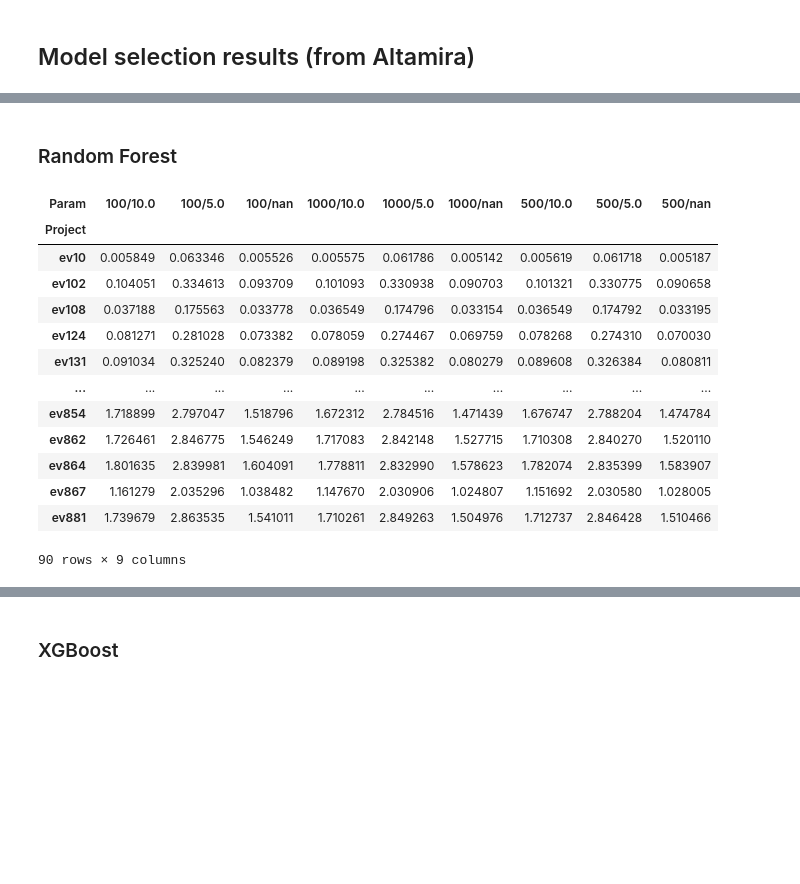
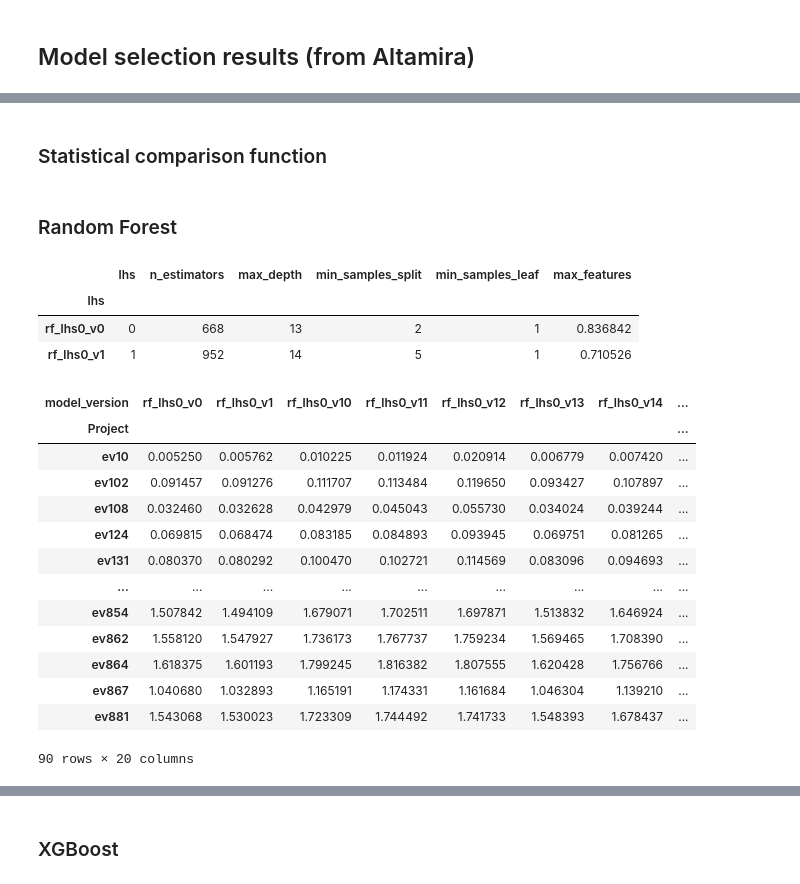
Before and after one commit to jismartin/GlassBoxEVM, a Jupyter notebook: 3_model_selection.ipynb, the cells around one changed output, grey strips where cells are left out. Drawn from its saved outputs; the diff is of its cells as text; code cells hidden in the pictures; blank space fills up the shorter version.

```diff
--- a/3_model_selection.ipynb
+++ b/3_model_selection.ipynb
@@ -112,18 +112,3 @@ for t in range(Ntrials):
         df_pam.to_csv(f"model_selection/lhs{t}_{model}_parameters.csv",index=True)
 # %% [markdown]
 ## Model selection results (from Altamira)
-# %%
-# Get model selection results
-models = [(m,f"model_selection_{m}.csv") for m in ['rf','xgb','sv','en','fastai'] ]
-df_selection=pd.DataFrame(columns=['Model','SP','Project','Param','MSE'])
-for m,file in models:
-    if os.path.exists(os.path.join('results/model_selection',file)):
-        df = pd.read_csv(os.path.join('results/model_selection',file))
-        if m=='fastai':
-            df['Param']=df.iloc[:,2].astype(str)+"/"
-        else:
-            df['Param']=df.iloc[:,2].astype(str)+"/"+df.iloc[:,3].astype(str)
-        df['Model']=m
-        df_selection=pd.concat([df_selection,df[['Model','SP','Project','Param','MSE']]],ignore_index=True)
-    else:
-        print(f"File {file} not found")
@@ -149,2 +153,4 @@ Name: Model, dtype: int64
+# %% [markdown]
+### Statistical comparison function
 # %%
 # Statistical comparison of models' performance
@@ -168,23 +174,35 @@ def model_comparison(data, significance=0.05):
     sp.critical_difference_diagram(avg_rank, conover_test);
 # %% [markdown]
 ### Random Forest
-# %%
-data= (df_selection.loc[df_selection['Model']=='rf',['Project','Param','MSE']].
-       pivot(index='Project',columns='Param',values='MSE'))
-data
-# %% [output]
-| Param | 100/10.0 | 100/5.0 | 100/nan | 1000/10.0 | 1000/5.0 | 1000/nan | 500/10.0 | 500/5.0 | 500/nan |
-| Project |  |  |  |  |  |  |  |  |  |
-| ev10 | 0.005849 | 0.063346 | 0.005526 | 0.005575 | 0.061786 | 0.005142 | 0.005619 | 0.061718 | 0.005187 |
-| ev102 | 0.104051 | 0.334613 | 0.093709 | 0.101093 | 0.330938 | 0.090703 | 0.101321 | 0.330775 | 0.090658 |
-| ev108 | 0.037188 | 0.175563 | 0.033778 | 0.036549 | 0.174796 | 0.033154 | 0.036549 | 0.174792 | 0.033195 |
-| ev124 | 0.081271 | 0.281028 | 0.073382 | 0.078059 | 0.274467 | 0.069759 | 0.078268 | 0.274310 | 0.070030 |
-| ev131 | 0.091034 | 0.325240 | 0.082379 | 0.089198 | 0.325382 | 0.080279 | 0.089608 | 0.326384 | 0.080811 |
-| ... | ... | ... | ... | ... | ... | ... | ... | ... | ... |
-| ev854 | 1.718899 | 2.797047 | 1.518796 | 1.672312 | 2.784516 | 1.471439 | 1.676747 | 2.788204 | 1.474784 |
-| ev862 | 1.726461 | 2.846775 | 1.546249 | 1.717083 | 2.842148 | 1.527715 | 1.710308 | 2.840270 | 1.520110 |
-| ev864 | 1.801635 | 2.839981 | 1.604091 | 1.778811 | 2.832990 | 1.578623 | 1.782074 | 2.835399 | 1.583907 |
-| ev867 | 1.161279 | 2.035296 | 1.038482 | 1.147670 | 2.030906 | 1.024807 | 1.151692 | 2.030580 | 1.028005 |
-| ev881 | 1.739679 | 2.863535 | 1.541011 | 1.710261 | 2.849263 | 1.504976 | 1.712737 | 2.846428 | 1.510466 |
-90 rows × 9 columns
+# %%
+# Hyperparamters for Random Forest
+model='rf'
+df_rf_param=pd.read_csv(os.path.join("./model_selection/",f"lhs{n_trial}_{model}_parameters.csv"))
+df_rf_param.index=f"{model}_lhs{n_trial}_v" + df_rf_param['lhs'].astype(str)
+df_rf_param.head(2)
+# %% [output]
+|  | lhs | n_estimators | max_depth | min_samples_split | min_samples_leaf | max_features |
+| lhs |  |  |  |  |  |  |
+| rf_lhs0_v0 | 0 | 668 | 13 | 2 | 1 | 0.836842 |
+| rf_lhs0_v1 | 1 | 952 | 14 | 5 | 1 | 0.710526 |
+# %%
+# MSE results for all models
+data=(df_msel.loc[df_msel['model']=='rf',['model_version','Project','MSE']].
+    pivot(index='Project',columns='model_version',values='MSE')) # 90x20=1800 samples
+data
+# %% [output]
+| model_version | rf_lhs0_v0 | rf_lhs0_v1 | rf_lhs0_v10 | rf_lhs0_v11 | rf_lhs0_v12 | rf_lhs0_v13 | rf_lhs0_v14 | ... |
+| Project |  |  |  |  |  |  |  | ... |
+| ev10 | 0.005250 | 0.005762 | 0.010225 | 0.011924 | 0.020914 | 0.006779 | 0.007420 | ... |
+| ev102 | 0.091457 | 0.091276 | 0.111707 | 0.113484 | 0.119650 | 0.093427 | 0.107897 | ... |
+| ev108 | 0.032460 | 0.032628 | 0.042979 | 0.045043 | 0.055730 | 0.034024 | 0.039244 | ... |
+| ev124 | 0.069815 | 0.068474 | 0.083185 | 0.084893 | 0.093945 | 0.069751 | 0.081265 | ... |
+| ev131 | 0.080370 | 0.080292 | 0.100470 | 0.102721 | 0.114569 | 0.083096 | 0.094693 | ... |
+| ... | ... | ... | ... | ... | ... | ... | ... | ... |
+| ev854 | 1.507842 | 1.494109 | 1.679071 | 1.702511 | 1.697871 | 1.513832 | 1.646924 | ... |
+| ev862 | 1.558120 | 1.547927 | 1.736173 | 1.767737 | 1.759234 | 1.569465 | 1.708390 | ... |
+| ev864 | 1.618375 | 1.601193 | 1.799245 | 1.816382 | 1.807555 | 1.620428 | 1.756766 | ... |
+| ev867 | 1.040680 | 1.032893 | 1.165191 | 1.174331 | 1.161684 | 1.046304 | 1.139210 | ... |
+| ev881 | 1.543068 | 1.530023 | 1.723309 | 1.744492 | 1.741733 | 1.548393 | 1.678437 | ... |
+90 rows × 20 columns
 # %%
```
Also changed, not shown: parts of 50 cells of this notebook, 54 other files.
